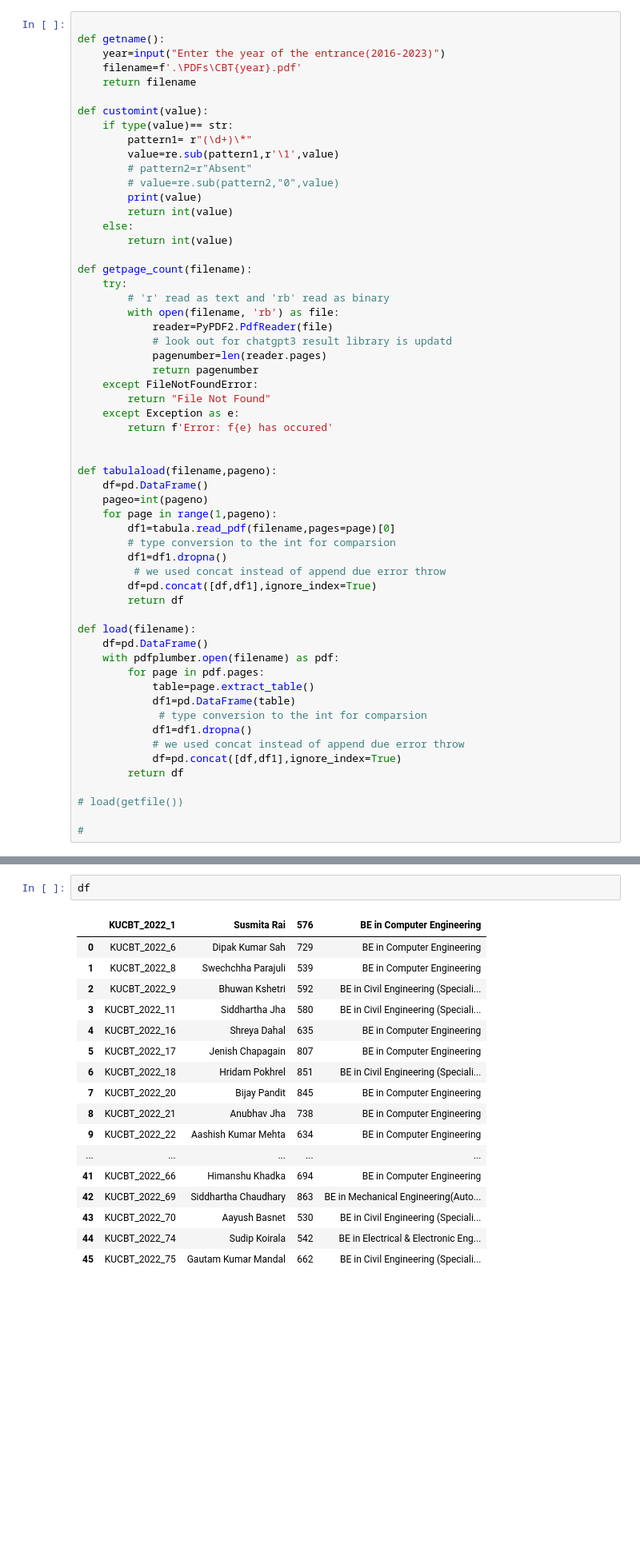
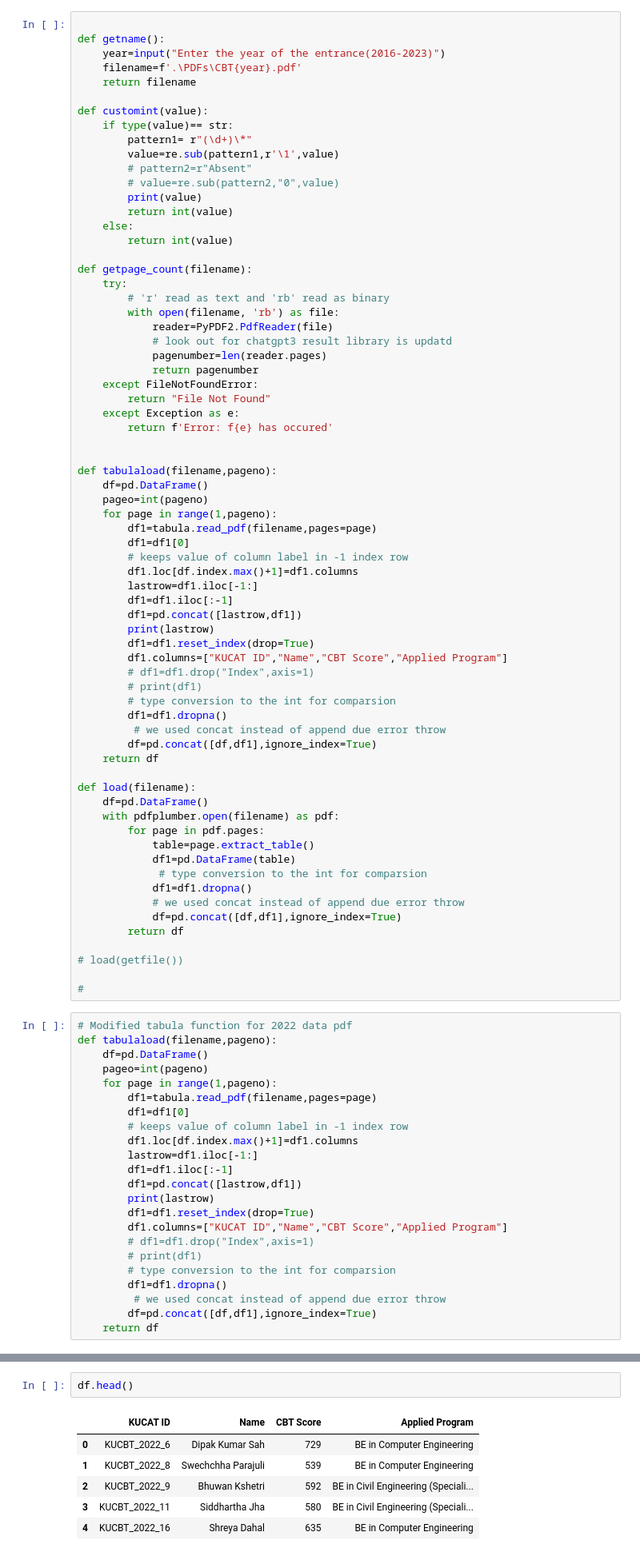
Before and after one commit to abiral-adhikari/CBTAnalysis, a Jupyter notebook: rank.ipynb, the cells around one changed output, grey strips where cells are left out. Shown at 80% size. Saved outputs shown, nothing was run; the diff lists cells and outputs as text; blank space fills up the shorter version.

```diff
--- a/rank.ipynb
+++ b/rank.ipynb
@@ -50,12 +50,23 @@ def tabulaload(filename,pageno):
     df=pd.DataFrame()
     pageo=int(pageno)
     for page in range(1,pageno):
-        df1=tabula.read_pdf(filename,pages=page)[0]
+        df1=tabula.read_pdf(filename,pages=page)
+        df1=df1[0]
+        # keeps value of column label in -1 index row
+        df1.loc[df.index.max()+1]=df1.columns
+        lastrow=df1.iloc[-1:]
+        df1=df1.iloc[:-1]
+        df1=pd.concat([lastrow,df1])
+        print(lastrow)
+        df1=df1.reset_index(drop=True)
+        df1.columns=["KUCAT ID","Name","CBT Score","Applied Program"]
+        # df1=df1.drop("Index",axis=1)
+        # print(df1)
         # type conversion to the int for comparsion
         df1=df1.dropna()
          # we used concat instead of append due error throw
         df=pd.concat([df,df1],ignore_index=True)
-        return df
+    return df
 
 def load(filename):
     df=pd.DataFrame()
@@ -72,6 +83,29 @@ def load(filename):
 # load(getfile())
 
 #
+# %%
+# Modified tabula function for 2022 data pdf
+def tabulaload(filename,pageno):
+    df=pd.DataFrame()
+    pageo=int(pageno)
+    for page in range(1,pageno):
+        df1=tabula.read_pdf(filename,pages=page)
+        df1=df1[0]
+        # keeps value of column label in -1 index row
+        df1.loc[df.index.max()+1]=df1.columns
+        lastrow=df1.iloc[-1:]
+        df1=df1.iloc[:-1]
+        df1=pd.concat([lastrow,df1])
+        print(lastrow)
+        df1=df1.reset_index(drop=True)
+        df1.columns=["KUCAT ID","Name","CBT Score","Applied Program"]
+        # df1=df1.drop("Index",axis=1)
+        # print(df1)
+        # type conversion to the int for comparsion
+        df1=df1.dropna()
+         # we used concat instead of append due error throw
+        df=pd.concat([df,df1],ignore_index=True)
+    return df
 # %%
 # df=load("./PDFs/CBT2022.pdf")
 df=tabulaload("./PDFs/CBT2022.pdf",36)
@@ -78,23 +137,12 @@ df=tabulaload("./PDFs/CBT2022.pdf",36)
 # %%
-df
+df.head()
 # %% [output]
-|  | KUCBT_2022_1 | Susmita Rai | 576 | BE in Computer Engineering |
+|  | KUCAT ID | Name | CBT Score | Applied Program |
 | 0 | KUCBT_2022_6 | Dipak Kumar Sah | 729 | BE in Computer Engineering |
 | 1 | KUCBT_2022_8 | Swechchha Parajuli | 539 | BE in Computer Engineering |
 | 2 | KUCBT_2022_9 | Bhuwan Kshetri | 592 | BE in Civil Engineering (Speciali... |
 | 3 | KUCBT_2022_11 | Siddhartha Jha | 580 | BE in Civil Engineering (Speciali... |
 | 4 | KUCBT_2022_16 | Shreya Dahal | 635 | BE in Computer Engineering |
-| 5 | KUCBT_2022_17 | Jenish Chapagain | 807 | BE in Computer Engineering |
-| 6 | KUCBT_2022_18 | Hridam Pokhrel | 851 | BE in Civil Engineering (Speciali... |
-| 7 | KUCBT_2022_20 | Bijay Pandit | 845 | BE in Computer Engineering |
-| 8 | KUCBT_2022_21 | Anubhav Jha | 738 | BE in Computer Engineering |
-| 9 | KUCBT_2022_22 | Aashish Kumar Mehta | 634 | BE in Computer Engineering |
-| ... | ... | ... | ... | ... |
-| 41 | KUCBT_2022_66 | Himanshu Khadka | 694 | BE in Computer Engineering |
-| 42 | KUCBT_2022_69 | Siddhartha Chaudhary | 863 | BE in Mechanical Engineering(Auto... |
-| 43 | KUCBT_2022_70 | Aayush Basnet | 530 | BE in Civil Engineering (Speciali... |
-| 44 | KUCBT_2022_74 | Sudip Koirala | 542 | BE in Electrical & Electronic Eng... |
-| 45 | KUCBT_2022_75 | Gautam Kumar Mandal | 662 | BE in Civil Engineering (Speciali... |
 # %%
 # code for 2022 cleaning
 # keeps value of column label in -1 index row
```
Also changed, not shown: parts of 4 cells of this notebook.
